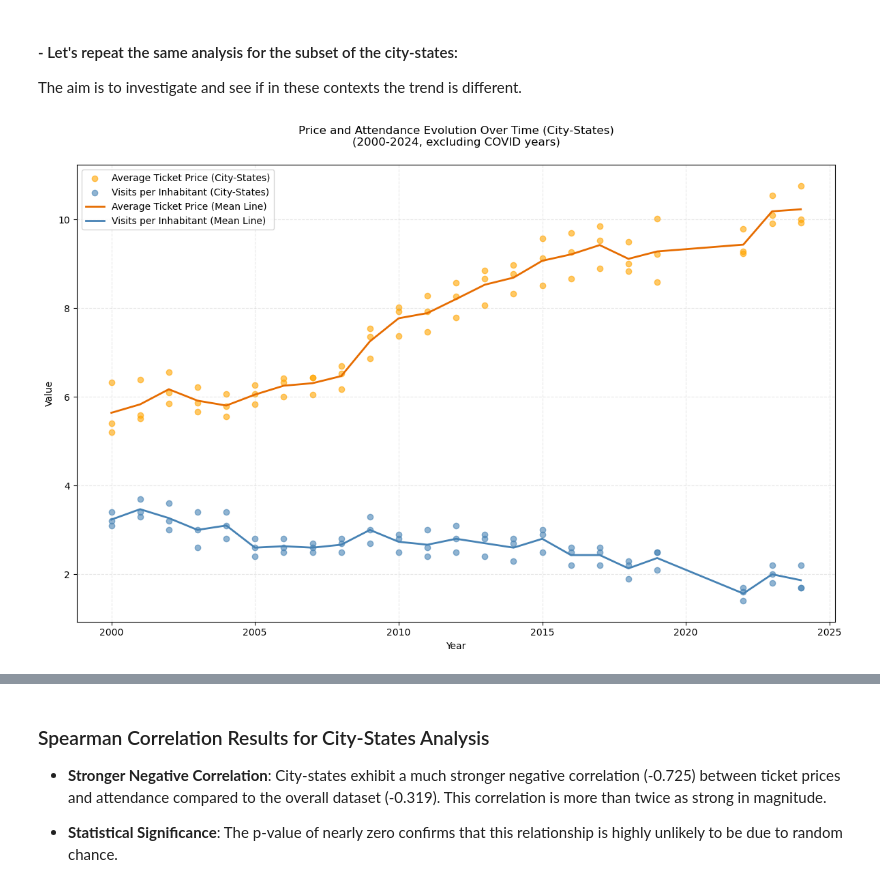
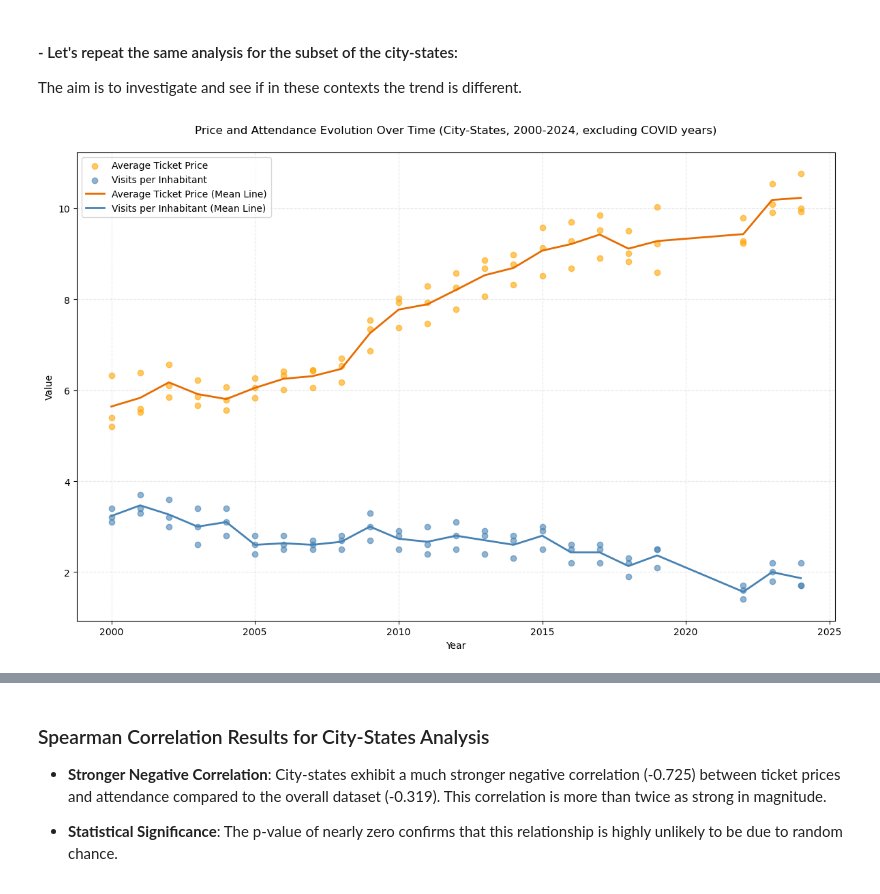
Before and after one commit to federico-bnt/German-cinema-exploratory-analysis-2025, a Jupyter notebook: bin/analysis_notebook.ipynb, the cells around one changed output, grey strips where cells are left out. Drawn from its saved outputs; the diff is of its cells as text; code cells hidden in the pictures.

```diff
--- a/bin/analysis_notebook.ipynb
+++ b/bin/analysis_notebook.ipynb
@@ -154,19 +172,6 @@ print("NaN values per column:")
 nan_values = df.isna().sum()
 print(nan_values)
 
-# Drop NaN values and create clean dataframe
-df_clean = df.dropna()
-
-print("------- After cleaning -------")
-print(f"Total rows: {len(df_clean)}")
-print(f"Rows removed: {len(df) - len(df_clean)}")
-
-# Update the original dataframe
-df = df_clean
-
-#2. # Convert Years column to integer type
-df['Years'] = df['Years'].astype(int)
-years = df['Years']
 print("Years data type after conversion:", df['Years'].dtype)
 # %% [output]
 NaN values per column:
@@ -693,59 +646,22 @@ The scatterplot visualizes the relationship between **Average Cinema Ticket Pric
 #### - Let's repeat the same analysis for the subset of the city-states:
 The aim is to investigate and see if in these contexts the trend is different.
 # %%
+# 4.3: Analysing the ticket price and attendance correlation
+# For city-states
+
 # Recall data for city-states
 city_states = ['Berlin', 'Hamburg', 'Bremen']
 city_states_data = non_covid_data[non_covid_data['Regions'].isin(city_states)]
-prices_city = city_states_data['Average cinema ticket price']
-attendance_city = city_states_data['Cinema visits per inhabitant']
 
-# Calculate mean values for each year
-mean_prices_city_per_year = city_states_data.groupby('Years')['Average cinema ticket price'].mean()
-mean_attendance_city_per_year = city_states_data.groupby('Years')['Cinema visits per inhabitant'].mean()
-
-# Plot the scatter plot
-plt.figure(figsize=(12, 8))
-
-# Plot price points
-plt.scatter(city_states_data['Years'],
-           prices_city,
-           color='#FFA500',  # Orange
-           alpha=0.6,
-           label='Average Ticket Price (City-States)')
-
-# Plot attendance points
-plt.scatter(city_states_data['Years'],
-           attendance_city,
-           color='#4682B4',  # Light blue
-           alpha=0.6,
-           label='Visits per Inhabitant (City-States)')
-
-# Plot mean lines
-plt.plot(mean_prices_city_per_year.index,
-         mean_prices_city_per_year.values,
-         color='#E66C00',  # Darker orange
-         linestyle='-',
-         linewidth=2,
-         label='Average Ticket Price (Mean Line)')
-
-plt.plot(mean_attendance_city_per_year.index,
-         mean_attendance_city_per_year.values,
-         color='#4682B4',  # Darker blue
-         linestyle='-',
-         linewidth=2,
-         label='Visits per Inhabitant (Mean Line)')
-
-# Customize plot
-plt.title('Price and Attendance Evolution Over Time (City-States)\n(2000-2024, excluding COVID years)',
-         pad=20)
-plt.xlabel('Year')
-plt.ylabel('Value')
-plt.grid(True, linestyle='--', alpha=0.3)
-plt.legend(loc='upper left')
-
-plt.tight_layout()
-plt.show()
+plot_price_attendance_over_time(
+    city_states_data,
+    price_color='#FFA500',
+    attendance_color='#4682B4',
+    price_mean_color='#E66C00',
+    attendance_mean_color='#4682B4',
+    title='Price and Attendance Evolution Over Time (City-States, 2000-2024, excluding COVID years)'
+)
 # %% [output]
-[figure, old version]
+[figure, new version]
 # %%
 # Calculate Spearman correlation for city-states
```
Also changed, not shown: parts of 19 cells of this notebook, 5 other files.
